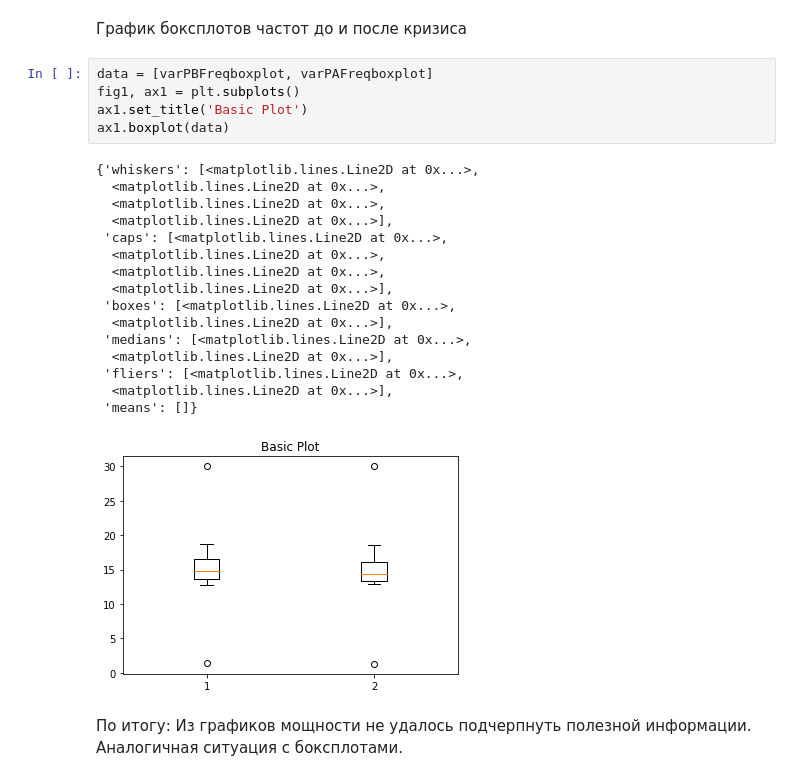
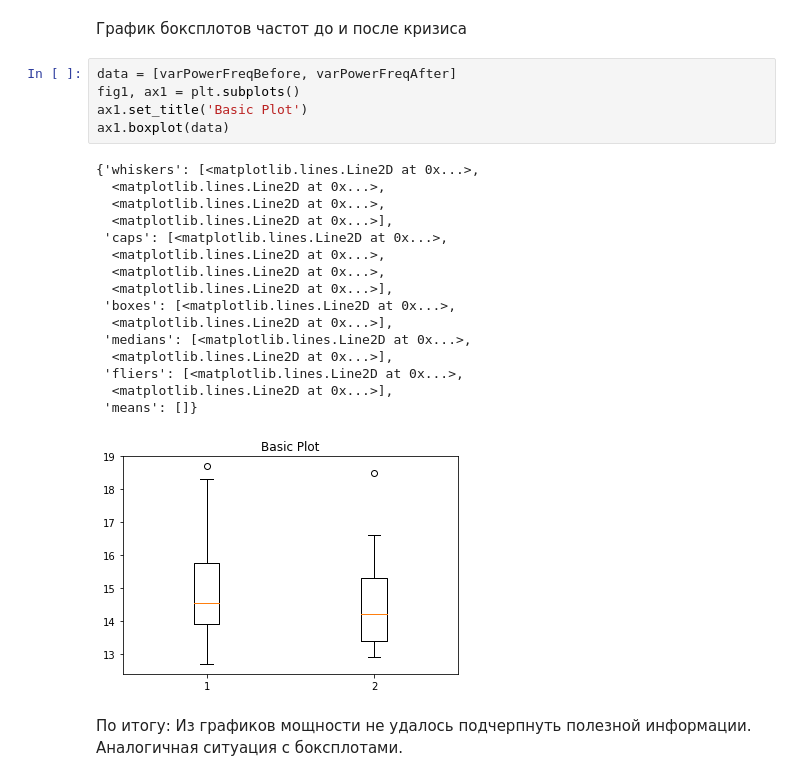
Before and after one commit to Teosof/mlearning, a Jupyter notebook: lab1/lab.ipynb, the cells around one changed output. Drawn from its saved outputs; the diff is of its cells as text.

```diff
--- a/lab1/lab.ipynb
+++ b/lab1/lab.ipynb
@@ -328,27 +328,27 @@ varplot.axhline(y = varPowerFreqBefore.mean(), color='b', linestyle = '--')
 # %% [markdown]
 График боксплотов частот до и после кризиса
 # %%
-data = [varPBFreqboxplot, varPAFreqboxplot]
+data = [varPowerFreqBefore, varPowerFreqAfter]
 fig1, ax1 = plt.subplots()
 ax1.set_title('Basic Plot')
 ax1.boxplot(data)
 # %% [output]
 {'whiskers': [<matplotlib.lines.Line2D at 0x...>,
   <matplotlib.lines.Line2D at 0x...>,
   <matplotlib.lines.Line2D at 0x...>,
   <matplotlib.lines.Line2D at 0x...>],
  'caps': [<matplotlib.lines.Line2D at 0x...>,
   <matplotlib.lines.Line2D at 0x...>,
   <matplotlib.lines.Line2D at 0x...>,
   <matplotlib.lines.Line2D at 0x...>],
  'boxes': [<matplotlib.lines.Line2D at 0x...>,
   <matplotlib.lines.Line2D at 0x...>],
  'medians': [<matplotlib.lines.Line2D at 0x...>,
   <matplotlib.lines.Line2D at 0x...>],
  'fliers': [<matplotlib.lines.Line2D at 0x...>,
   <matplotlib.lines.Line2D at 0x...>],
  'means': []}
-[figure, old version]
+[figure, new version]
 # %% [markdown]
 По итогу:
 Из графиков мощности не удалось подчерпнуть полезной информации.
```
Also changed, not shown: parts of 2 cells of this notebook, 1 other file.
